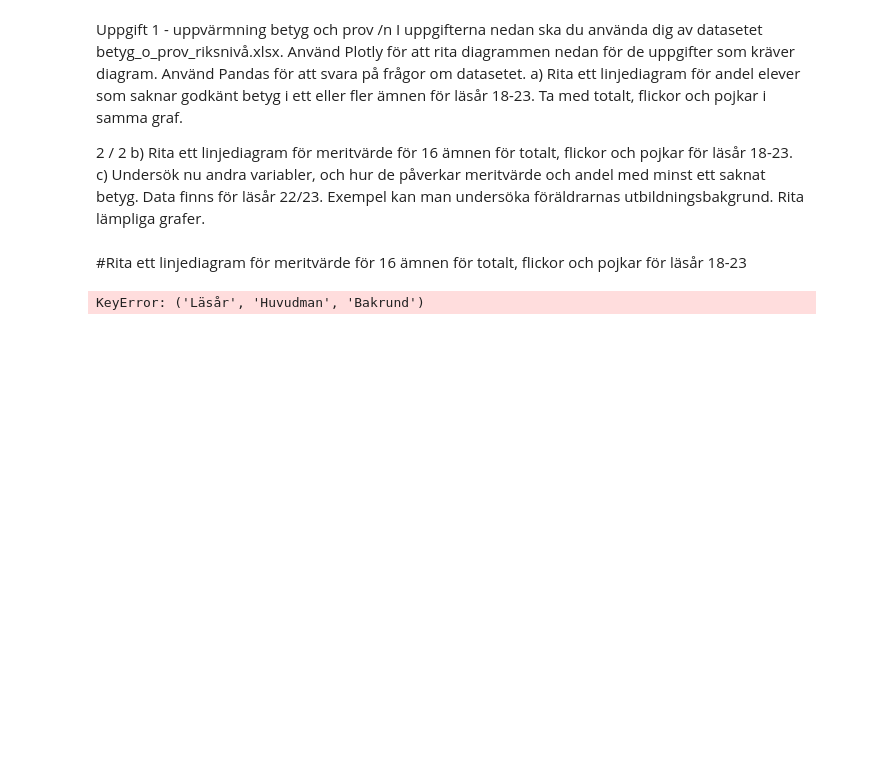
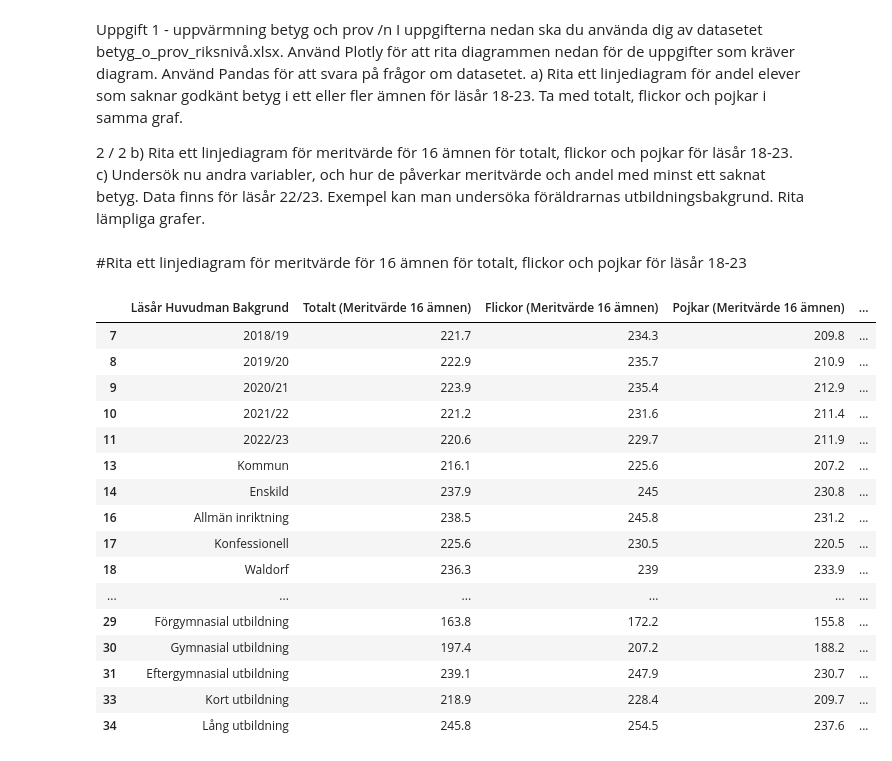
Before and after one commit to saraonsala/Python-Sara-Mellgren-OOPA23, a Jupyter notebook: Labb_2/Labb_2.ipynb, the cells around one changed output. Saved outputs shown, nothing was run; the diff lists cells and outputs as text; code cells hidden in the pictures; blank space fills up the shorter version.

```diff
--- a/Labb_2/Labb_2.ipynb
+++ b/Labb_2/Labb_2.ipynb
@@ -245,20 +241,41 @@ fig.add_scatter(x=selected_data_flickor['Läsår'], y=selected_data_flickor['Gen
 fig.add_scatter(x=selected_data_pojkar['Läsår'], y=selected_data_pojkar['Genomsnittligt meritvärde beräknat på 16 ämnen (Pojkar)'], mode='lines', name='Pojkar')
 fig.write_html('visualiseringar/Genomsnittligt meritvärde beräknat på 16.html')
 fig.show()
-# %%
-# Välj rätt rader och kolumner för kommunal och enskild skolverksamhet för läsår 2020/21
-selected_data_kommunal = df_Tabell_1B[(df_Tabell_1B['Läsår', 'Huvudman','Bakrund'] == '2020/21') & (df_Tabell_1B['Huvudman'] == 'Kommunal')]
-selected_data_enskild = df_Tabell_1B[(df_Tabell_1B['Läsår', 'Huvudman','Bakrund'] == '2020/21') & (df_Tabell_1B['Huvudman'] == 'Enskild')]
-
-# Byt namn på kolumnerna för att de ska matcha i samma DataFrame
-selected_data_kommunal.columns = ['Läsår', 'Huvudman','Bakrund', 'Andel (%) elever som saknar godkänt betyg i ett, flera eller alla ämnen']
-selected_data_enskild.columns = ['Läsår', 'Huvudman', 'Bakrund','Andel (%) elever som saknar godkänt betyg i ett, flera eller alla ämnen']
-
-# Plotta linjediagram för jämförelse mellan kommunal och enskild skolverksamhet
-fig = px.line(title='Andel (%) elever som saknar godkänt betyg i ett, flera eller alla ämnen (Kommunal vs Enskild)')
-fig.add_scatter(x=selected_data_kommunal['Läsår'], y=selected_data_kommunal['Andel (%) elever som saknar godkänt betyg i ett, flera eller alla ämnen'], mode='lines', name='Kommunal')
-fig.add_scatter(x=selected_data_enskild['Läsår'], y=selected_data_enskild['Andel (%) elever som saknar godkänt betyg i ett, flera eller alla ämnen'], mode='lines', name='Enskild')
-fig.write_html('visualiseringar/Kommunal_vs_Enskild_2020_2021.html')
-fig.show()
-# %% [output]
-KeyError: ('Läsår', 'Huvudman', 'Bakrund')
+# %%
+class DataReader:
+    def __init__(self, file_path):
+        self.file_path = file_path
+
+    def read_data(self, sheet_name):
+        df = pd.read_excel(self.file_path, sheet_name=sheet_name)
+        df.columns = ["Läsår Huvudman Bakgrund", "Totalt (Meritvärde 16 ämnen)", "Flickor (Meritvärde 16 ämnen)", "Pojkar (Meritvärde 16 ämnen)",
+                      "Totalt (Meritvärde 17 ämnen)", "Flickor (Meritvärde 17 ämnen)", "Pojkar (Meritvärde 17 ämnen)", "Totalt (Andel elever som saknar godkänt betyg)",
+                      "Flickor (Andel elever som saknar godkänt betyg)", "Pojkar (Andel elever som saknar godkänt betyg)"]
+        df = df.dropna()
+        return df
+
+# Skapa en instans av DataReader-klassen med filvägen till Excel-filen
+data_reader = DataReader("betyg_o_prov_riksnivå.xlsx")
+
+# Använd metoden för att läsa in data från olika ark
+df_Tabell_1B = data_reader.read_data("Tabell 1B")
+
+df_Tabell_1B
+# %% [output]
+|  | Läsår Huvudman Bakgrund | Totalt (Meritvärde 16 ämnen) | Flickor (Meritvärde 16 ämnen) | Pojkar (Meritvärde 16 ämnen) | ... |
+| 7 | 2018/19 | 221.7 | 234.3 | 209.8 | ... |
+| 8 | 2019/20 | 222.9 | 235.7 | 210.9 | ... |
+| 9 | 2020/21 | 223.9 | 235.4 | 212.9 | ... |
+| 10 | 2021/22 | 221.2 | 231.6 | 211.4 | ... |
+| 11 | 2022/23 | 220.6 | 229.7 | 211.9 | ... |
+| 13 | Kommun | 216.1 | 225.6 | 207.2 | ... |
+| 14 | Enskild | 237.9 | 245 | 230.8 | ... |
+| 16 | Allmän inriktning | 238.5 | 245.8 | 231.2 | ... |
+| 17 | Konfessionell | 225.6 | 230.5 | 220.5 | ... |
+| 18 | Waldorf | 236.3 | 239 | 233.9 | ... |
+| ... | ... | ... | ... | ... | ... |
+| 29 | Förgymnasial utbildning | 163.8 | 172.2 | 155.8 | ... |
+| 30 | Gymnasial utbildning | 197.4 | 207.2 | 188.2 | ... |
+| 31 | Eftergymnasial utbildning | 239.1 | 247.9 | 230.7 | ... |
+| 33 | Kort utbildning | 218.9 | 228.4 | 209.7 | ... |
+| 34 | Lång utbildning | 245.8 | 254.5 | 237.6 | ... |
```
Also changed, not shown: parts of 2 cells of this notebook, 4 other files.
